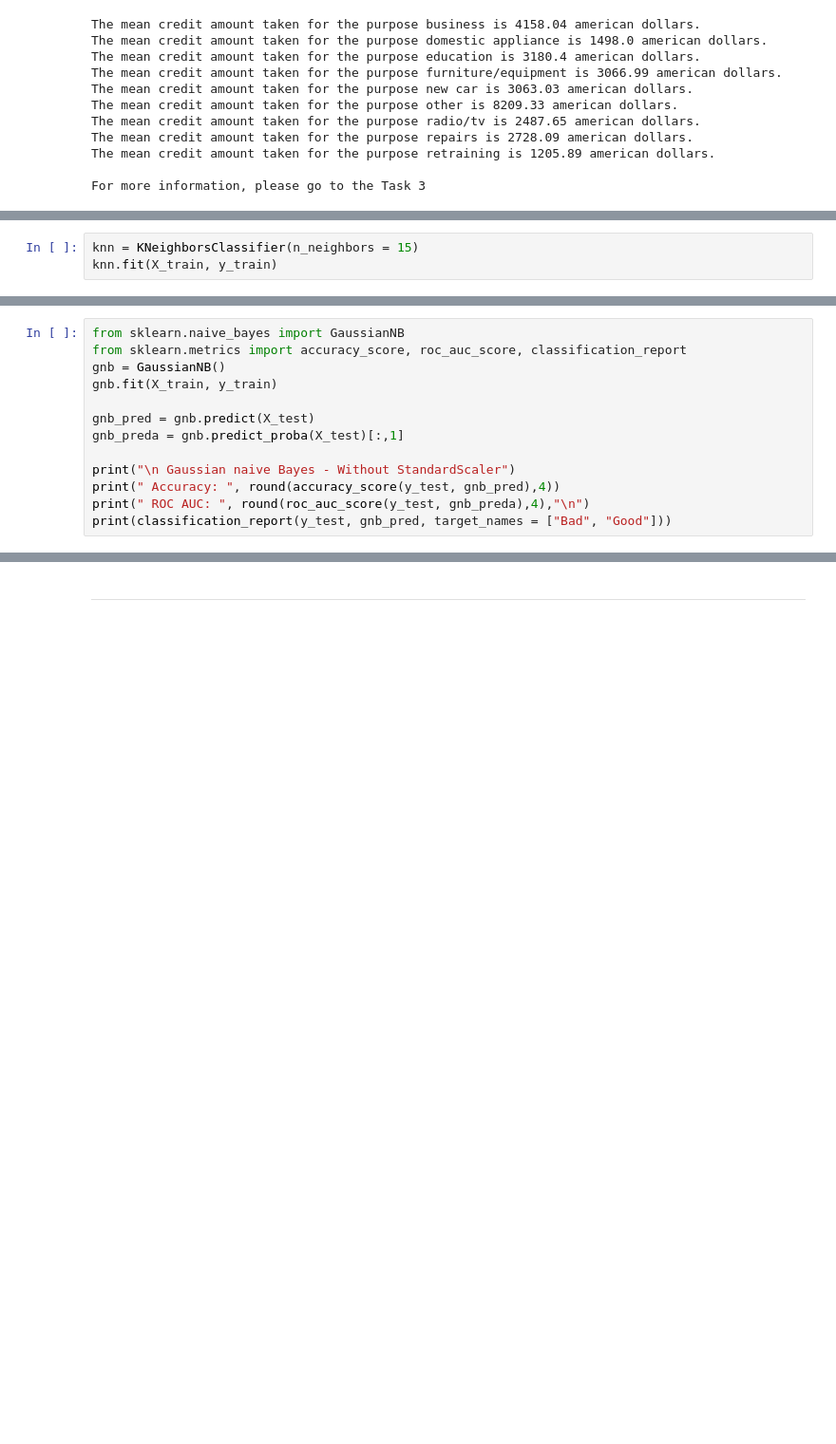
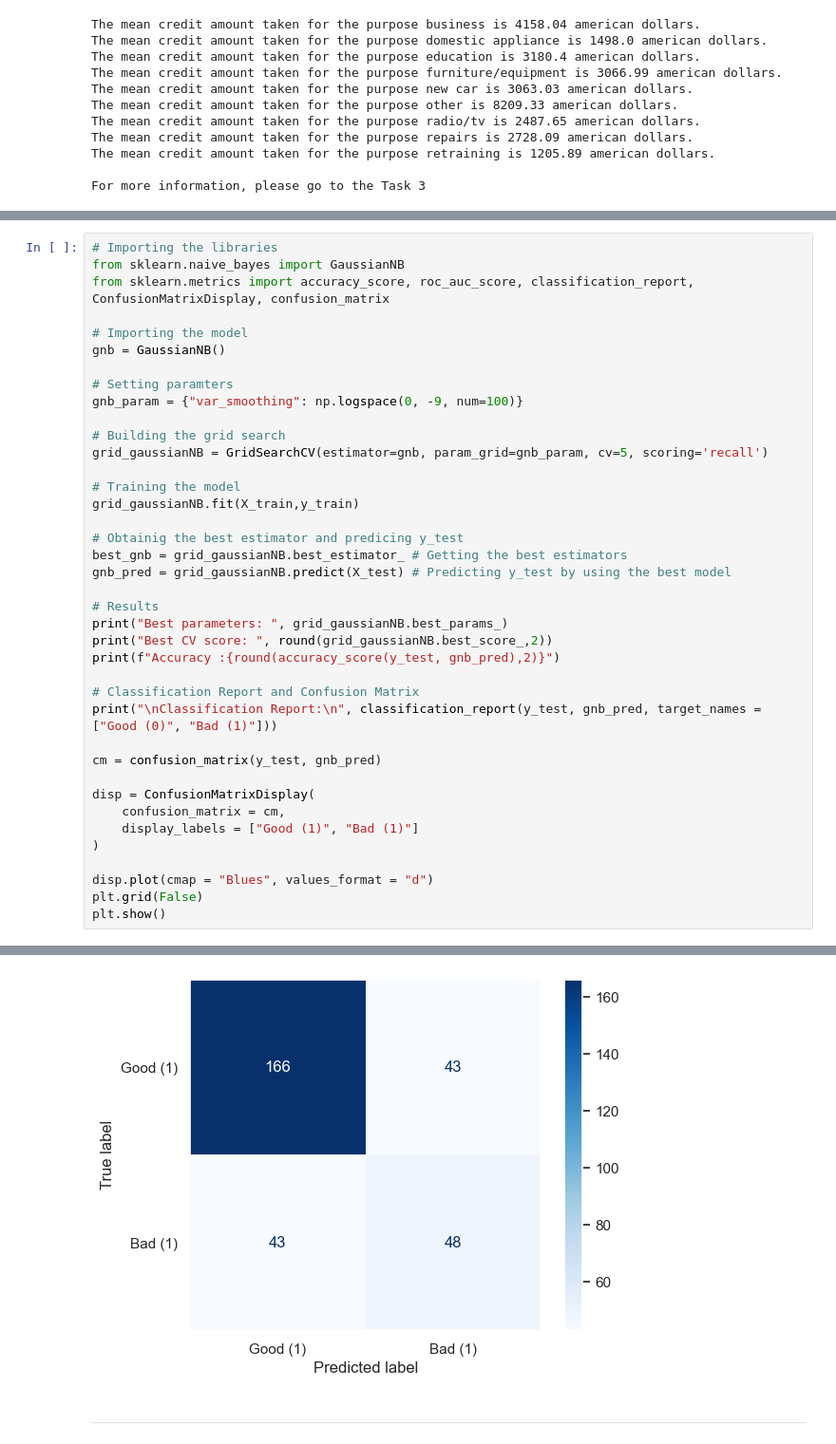
Before and after one commit to LeoTarulli/Credit_Risk_API, a Jupyter notebook: credit_project.ipynb, the cells around one changed output, grey strips where cells are left out. Shown at 95% size. Saved outputs shown, nothing was run; the diff lists cells and outputs as text; blank space fills up the shorter version.

```diff
--- a/credit_project.ipynb
+++ b/credit_project.ipynb
@@ -739,3 +874,0 @@ Best Test Accuracy = 0.687
-# %%
-knn = KNeighborsClassifier(n_neighbors = 15)
-knn.fit(X_train, y_train)
@@ -777,13 +903,0 @@ weighted avg       0.63      0.69      0.62       300
-# %%
-from sklearn.naive_bayes import GaussianNB
-from sklearn.metrics import accuracy_score, roc_auc_score, classification_report
-gnb = GaussianNB()
-gnb.fit(X_train, y_train)
-
-gnb_pred = gnb.predict(X_test)
-gnb_preda = gnb.predict_proba(X_test)[:,1]
-
-print("\n Gaussian naive Bayes - Without StandardScaler")
-print(" Accuracy: ", round(accuracy_score(y_test, gnb_pred),4))
-print(" ROC AUC: ", round(roc_auc_score(y_test, gnb_preda),4),"\n")
-print(classification_report(y_test, gnb_pred, target_names = ["Bad", "Good"]))
@@ -802,0 +908,40 @@ weighted avg       0.73      0.73      0.73       300
+# %%
+# Importing the libraries
+from sklearn.naive_bayes import GaussianNB
+from sklearn.metrics import accuracy_score, roc_auc_score, classification_report, ConfusionMatrixDisplay, confusion_matrix
+
+# Importing the model
+gnb = GaussianNB()
+
+# Setting paramters
+gnb_param = {"var_smoothing": np.logspace(0, -9, num=100)}
+
+# Building the grid search
+grid_gaussianNB = GridSearchCV(estimator=gnb, param_grid=gnb_param, cv=5, scoring='recall')
+
+# Training the model
+grid_gaussianNB.fit(X_train,y_train)
+
+# Obtainig the best estimator and predicing y_test
+best_gnb = grid_gaussianNB.best_estimator_ # Getting the best estimators
+gnb_pred = grid_gaussianNB.predict(X_test) # Predicting y_test by using the best model
+
+# Results
+print("Best parameters: ", grid_gaussianNB.best_params_)
+print("Best CV score: ", round(grid_gaussianNB.best_score_,2))
+print(f"Accuracy :{round(accuracy_score(y_test, gnb_pred),2)}")
+
+# Classification Report and Confusion Matrix
+print("\nClassification Report:\n", classification_report(y_test, gnb_pred, target_names = ["Good (0)", "Bad (1)"]))
+
+cm = confusion_matrix(y_test, gnb_pred)
+
+disp = ConfusionMatrixDisplay(
+    confusion_matrix = cm,
+    display_labels = ["Good (1)", "Bad (1)"]
+)
+
+disp.plot(cmap = "Blues", values_format = "d")
+plt.grid(False)
+plt.show()
+# %% [output]
@@ -803,2 +961,3 @@ weighted avg       0.73      0.73      0.73       300
+[figure, added]
 # %% [markdown]
 ----
```
Also changed, not shown: parts of 70 cells of this notebook, 3 other files.
